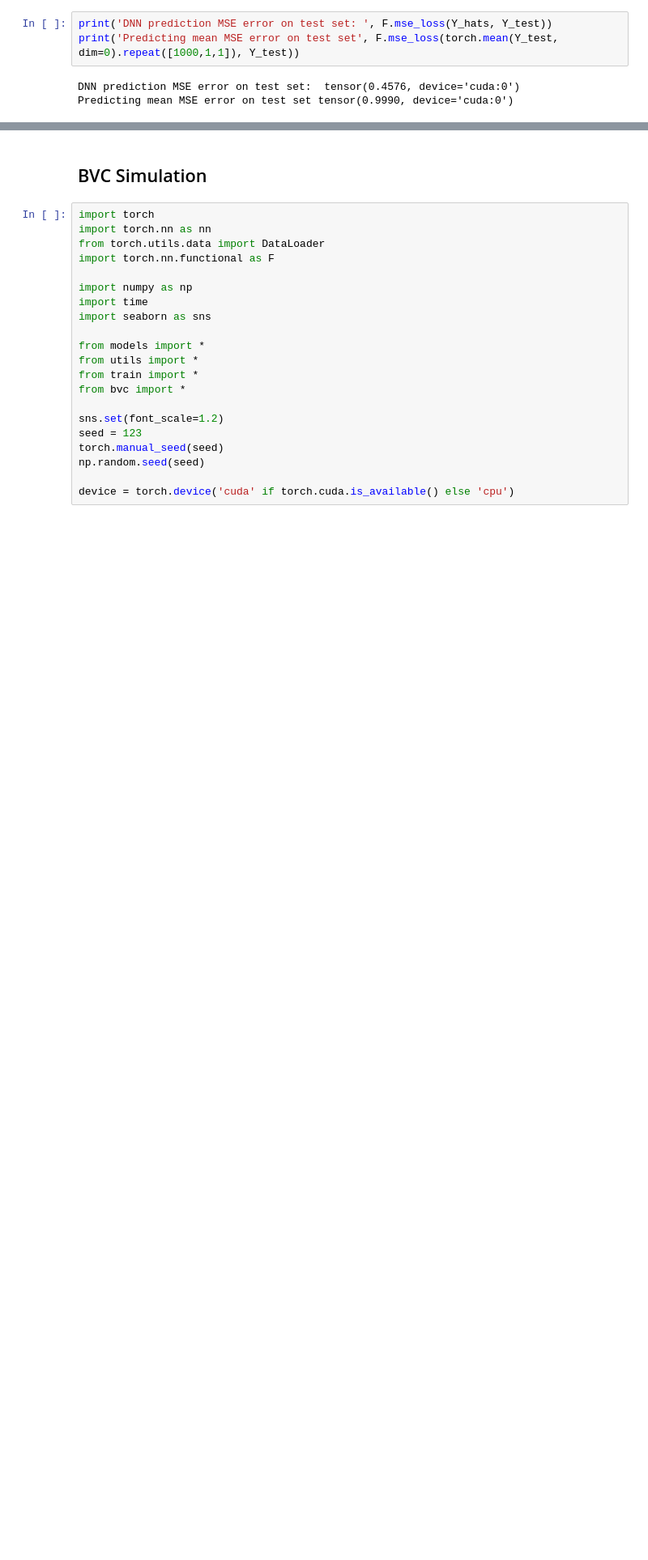
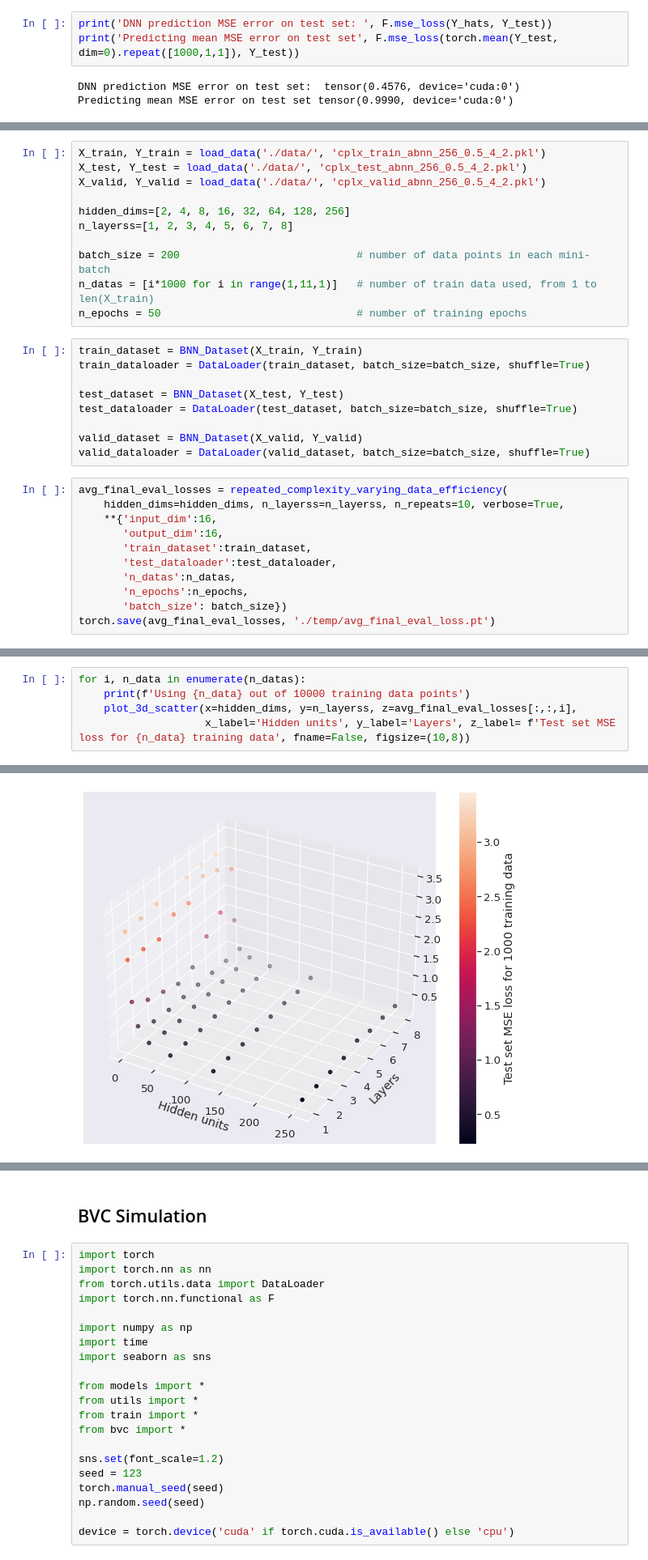
Before and after one commit to cngzlsh/BrainNet, a Jupyter notebook: experiments.ipynb, the cells around one changed output, grey strips where cells are left out. Shown at 81% size. Cells and saved outputs as stored; diff of their text form; blank space fills up the shorter version.

Commit message:
data efficiency experiment

```diff
--- a/experiments.ipynb
+++ b/experiments.ipynb
@@ -660,0 +664,31 @@ Predicting mean MSE error on test set tensor(0.9990, device='cuda:0')
+# %%
+X_train, Y_train = load_data('./data/', 'cplx_train_abnn_256_0.5_4_2.pkl')
+X_test, Y_test = load_data('./data/', 'cplx_test_abnn_256_0.5_4_2.pkl')
+X_valid, Y_valid = load_data('./data/', 'cplx_valid_abnn_256_0.5_4_2.pkl')
+
+hidden_dims=[2, 4, 8, 16, 32, 64, 128, 256]
+n_layerss=[1, 2, 3, 4, 5, 6, 7, 8]
+
+batch_size = 200                            # number of data points in each mini-batch
+n_datas = [i*1000 for i in range(1,11,1)]   # number of train data used, from 1 to len(X_train)
+n_epochs = 50                               # number of training epochs
+# %%
+train_dataset = BNN_Dataset(X_train, Y_train)
+train_dataloader = DataLoader(train_dataset, batch_size=batch_size, shuffle=True)
+
+test_dataset = BNN_Dataset(X_test, Y_test)
+test_dataloader = DataLoader(test_dataset, batch_size=batch_size, shuffle=True)
+
+valid_dataset = BNN_Dataset(X_valid, Y_valid)
+valid_dataloader = DataLoader(valid_dataset, batch_size=batch_size, shuffle=True)
+# %%
+avg_final_eval_losses = repeated_complexity_varying_data_efficiency(
+    hidden_dims=hidden_dims, n_layerss=n_layerss, n_repeats=10, verbose=True,
+    **{'input_dim':16,
+       'output_dim':16,
+       'train_dataset':train_dataset,
+       'test_dataloader':test_dataloader,
+       'n_datas':n_datas,
+       'n_epochs':n_epochs,
+       'batch_size': batch_size})
+torch.save(avg_final_eval_losses, './temp/avg_final_eval_loss.pt')
@@ -660,0 +706,6 @@ Predicting mean MSE error on test set tensor(0.9990, device='cuda:0')
+# %%
+for i, n_data in enumerate(n_datas):
+    print(f'Using {n_data} out of 10000 training data points')
+    plot_3d_scatter(x=hidden_dims, y=n_layerss, z=avg_final_eval_losses[:,:,i],
+                    x_label='Hidden units', y_label='Layers', z_label= f'Test set MSE loss for {n_data} training data', fname=False, figsize=(10,8))
+# %% [output]
@@ -660,0 +713 @@ Predicting mean MSE error on test set tensor(0.9990, device='cuda:0')
+[figure, added]
```
Also changed, not shown: parts of 8 cells of this notebook, 9 other files.
